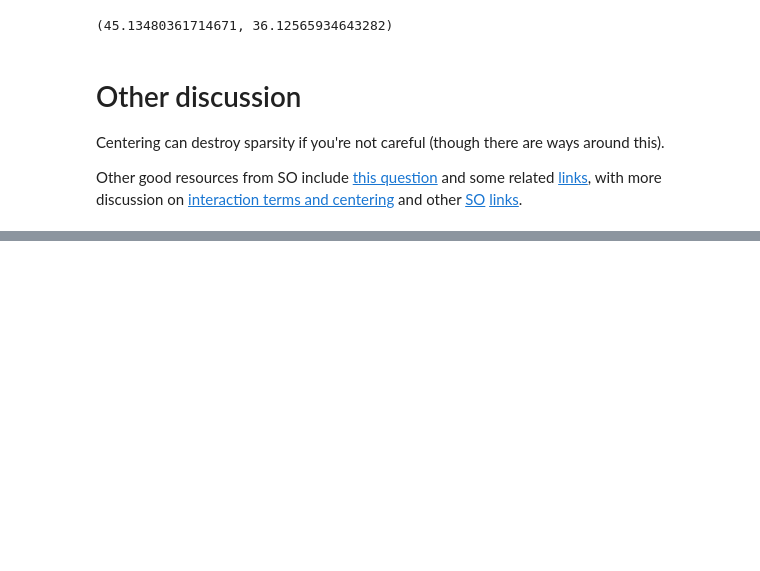
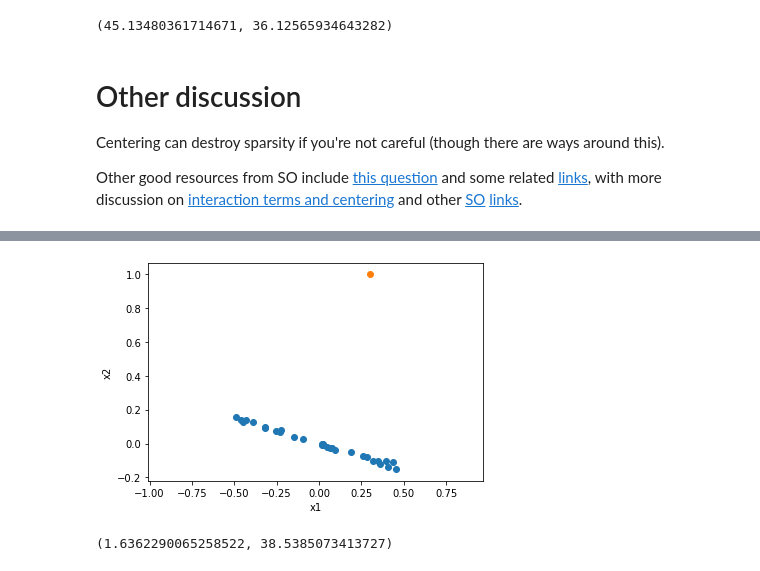
Before and after one commit to vlad17/ml-notes, a Jupyter notebook: linear-regression-analysis/degeneracy-10.7.ipynb, the cells around one changed output, grey strips where cells are left out. Saved outputs shown, nothing was run; the diff lists cells and outputs as text; code cells hidden in the pictures; blank space fills up the shorter version.

```diff
--- a/linear-regression-analysis/standardization-10.7.ipynb
+++ b/linear-regression-analysis/degeneracy-10.7.ipynb
@@ -230,0 +245,26 @@ Other good resources from SO include [this question](https://stats.stackexchange
+# %%
+n = 30
+x1 = np.random.uniform(size=n)
+slope = -.3
+x2 = x1 * slope
+x2 += np.random.randn(len(x2)) * np.std(x2) / 10
+x1 -= x1.mean()
+x2 -= x2.mean()
+
+from scipy.spatial.transform import Rotation as R
+r = R.from_rotvec(np.pi/2 * np.array([0, 0, 1]))
+ox1, ox2, _ = r.apply((1, slope, 0))
+
+from matplotlib import pyplot as plt
+plt.scatter(x1, x2)
+plt.scatter(ox1, ox2)
+plt.xlabel('x1')
+plt.ylabel('x2')
+plt.gca().axis('equal')
+plt.show()
+
+X = np.block([[x1, ox1], [x2, ox2]]).T
+np.linalg.cond(X), np.linalg.cond(X[:-1])
+# %% [output]
+[figure, added]
+(1.6362290065258522, 38.5385073413727)
```
Also changed, not shown: parts of 13 cells of this notebook, 1 other file.
